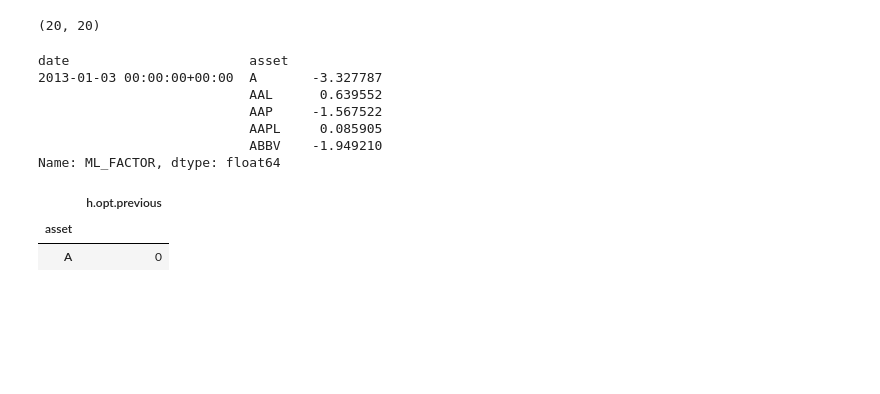
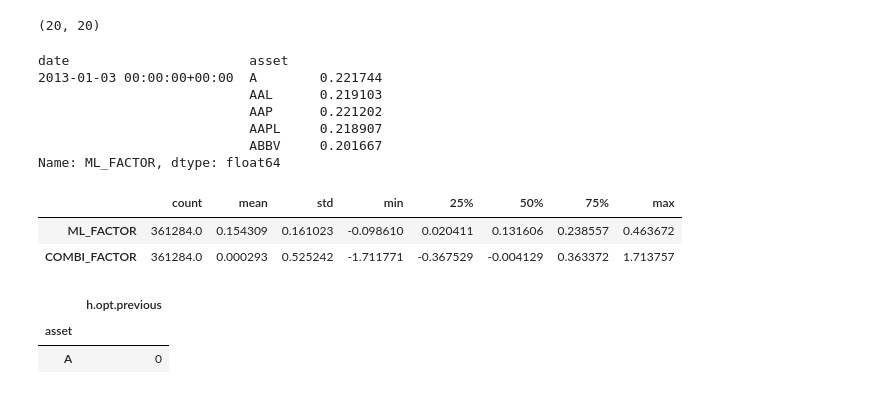
Before and after one commit to manualrg/dslab-ai-for-trading, a Jupyter notebook: portfolio_mgnmt/02_portopt_backtesting.ipynb, the cells around one changed output. Cells and saved outputs as stored; diff of their text form; code cells hidden in the pictures; blank space fills up the shorter version.

```diff
--- a/portfolio_mgnmt/02_portopt_backtesting.ipynb
+++ b/portfolio_mgnmt/02_portopt_backtesting.ipynb
@@ -139,18 +139,25 @@ Fvar.shape
 # alphas
 alpha_factors = ['Mean_Reversion_Sector_Neutral_Smoothed', 'Momentum_1YR_Smoothed',
        'Overnight_Sentiment_Smoothed']
-B_alpha = features_df[alpha_factors]
-alpha_vec = B_alpha.sum(axis=1)
-alpha_vec.name = 'ML_FACTOR'
+B_alpha = features_df[alpha_factors].copy()
+B_alpha['ML_FACTOR'] = ml_alpha
+B_alpha['COMBI_FACTOR'] = B_alpha[alpha_factors].mean(axis=1)
+alpha_vec = B_alpha['ML_FACTOR']
 alpha_vec[:5]
 # %% [output]
 date                       asset
-2013-01-03 00:00:00+00:00  A       -3.327787
-                           AAL      0.639552
-                           AAP     -1.567522
-                           AAPL     0.085905
-                           ABBV    -1.949210
+2013-01-03 00:00:00+00:00  A        0.221744
+                           AAL      0.219103
+                           AAP      0.221202
+                           AAPL     0.218907
+                           ABBV     0.201667
 Name: ML_FACTOR, dtype: float64
+# %%
+B_alpha[['ML_FACTOR', 'COMBI_FACTOR']].describe().T
+# %% [output]
+|  | count | mean | std | min | 25% | 50% | 75% | max |
+| ML_FACTOR | 361284.0 | 0.154309 | 0.161023 | -0.098610 | 0.020411 | 0.131606 | 0.238557 | 0.463672 |
+| COMBI_FACTOR | 361284.0 | 0.000293 | 0.525242 | -1.711771 | -0.367529 | -0.004129 | 0.363372 | 1.713757 |
 # %%
 previous_holdings = pd.DataFrame(data = {"asset" : ["A"], "h.opt.previous" : np.array(0)}).set_index('asset')
 previous_holdings
```
Also changed, not shown: parts of 13 cells of this notebook.
